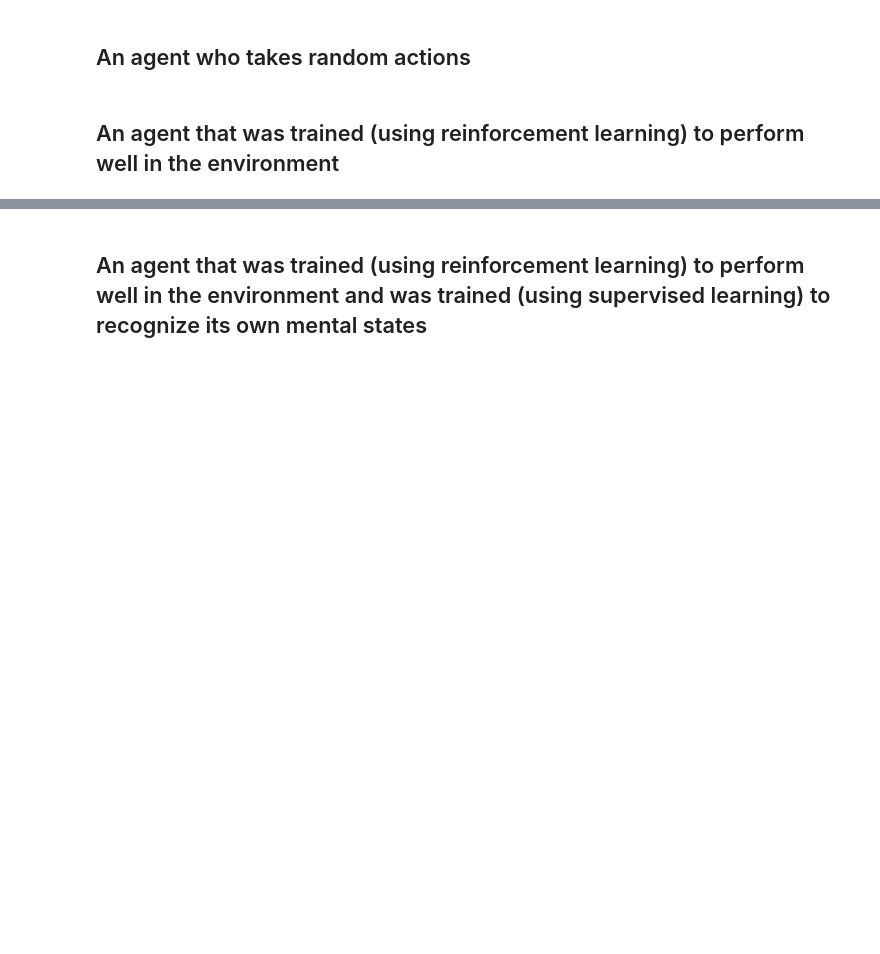
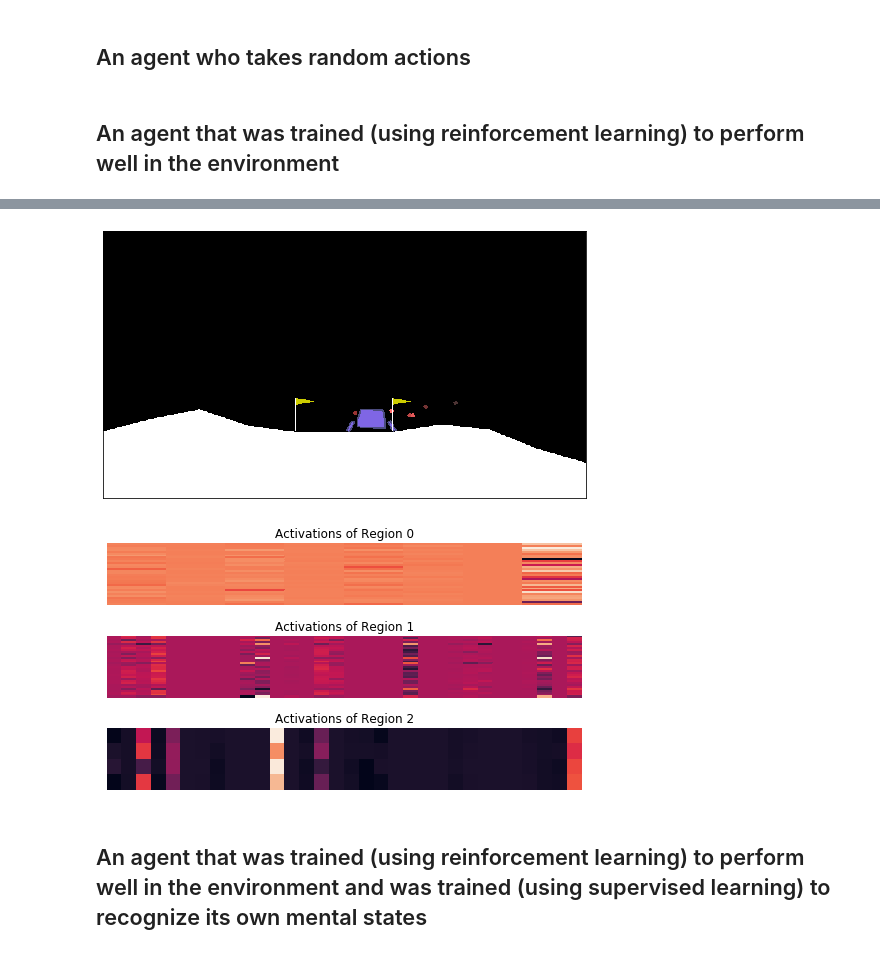
Before and after one commit to Josh-Joseph/tsc-2019, a Jupyter notebook: notebooks/TSC Sandbox v2.ipynb, the cells around one changed output, grey strips where cells are left out. Drawn from its saved outputs; the diff is of its cells as text; code cells hidden in the pictures; blank space fills up the shorter version.

```diff
--- a/notebooks/TSC Sandbox v2.ipynb
+++ b/notebooks/TSC Sandbox v2.ipynb
@@ -152,7 +164,10 @@ visualize_activations(agent.dqn_agent.qnetwork_local, episode_history['world_obs
 # %%
 episode_index = -50
 visualize_state(episode_history['world_image'][episode_index])
-visualize_activations(agent.dqn_agent.qnetwork_local, episode_history['world_observation'][episode_index])
+visualize_activations(agent.brain.behavior_network.qnetwork_local, episode_history['world_observation'][episode_index])
+# %% [output]
+[figure, added]
+[figure, added]
 # %% [markdown]
 ## An agent that was trained (using reinforcement learning) to perform well in the environment and was trained (using supervised learning) to recognize its own mental states
 # %%
```
Also changed, not shown: parts of 7 cells of this notebook, 1 other file.
